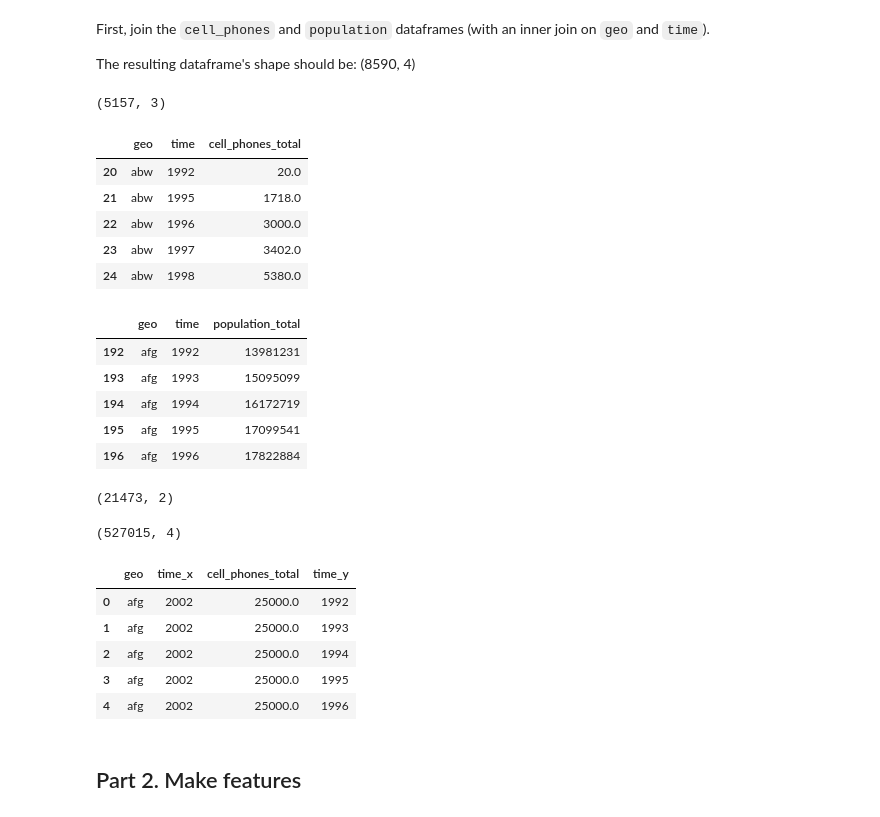
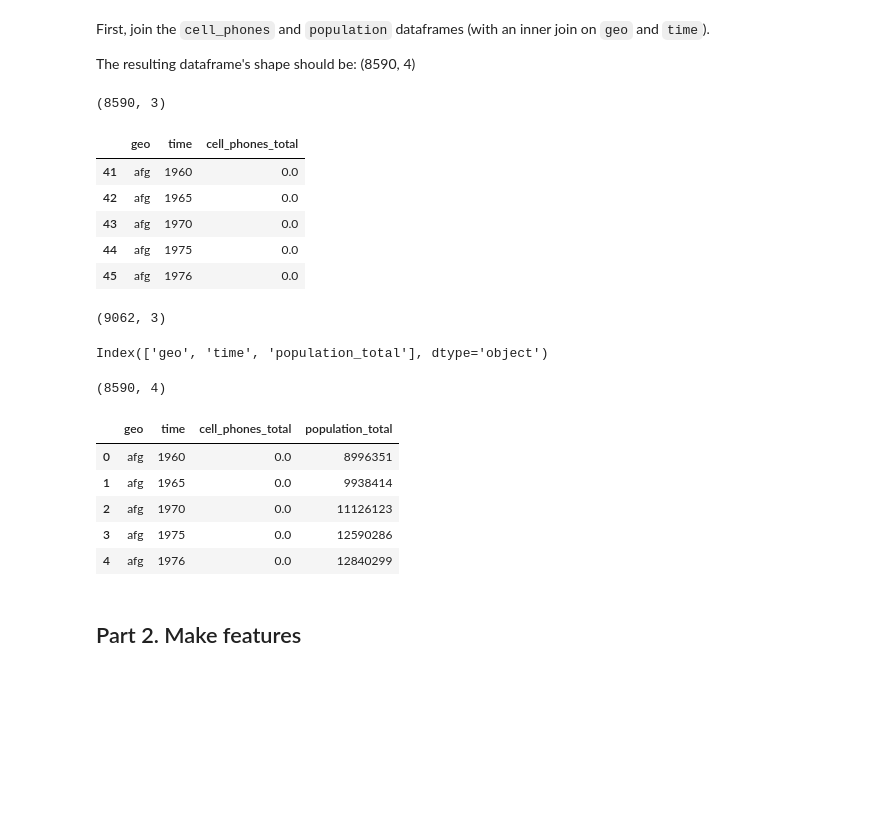
Before and after one commit to standroidbeta/DS-Unit-1-Sprint-2-Data-Wrangling, a Jupyter notebook: Sprintchallenge2/DS_Unit_1_Sprint_Challenge_2_Data_Wrangling.ipynb, the cells around one changed output. Saved outputs shown, nothing was run; the diff lists cells and outputs as text; code cells hidden in the pictures; blank space fills up the shorter version.

```diff
--- a/Sprintchallenge2/DS_Unit_1_Sprint_Challenge_2_Data_Wrangling.ipynb
+++ b/Sprintchallenge2/DS_Unit_1_Sprint_Challenge_2_Data_Wrangling.ipynb
@@ -151,13 +149,15 @@ cell_phones_filter = cell_phones.drop(cell_phones[cell_phones['cell_phones_total
+# %%
+geo_merged = cell_phones[cell_phones.geo.isin(population.geo)]
 # %%
-cell_phones_filter.shape
+geo_merged.shape
 # %% [output]
-(5157, 3)
+(8590, 3)
 # %%
-cell_phones_filter.head()
+geo_merged.head()
 # %% [output]
 |  | geo | time | cell_phones_total |
-| 20 | abw | 1992 | 20.0 |
-| 21 | abw | 1995 | 1718.0 |
-| 22 | abw | 1996 | 3000.0 |
-| 23 | abw | 1997 | 3402.0 |
-| 24 | abw | 1998 | 5380.0 |
+| 41 | afg | 1960 | 0.0 |
+| 42 | afg | 1965 | 0.0 |
+| 43 | afg | 1970 | 0.0 |
+| 44 | afg | 1975 | 0.0 |
+| 45 | afg | 1976 | 0.0 |
@@ -166,9 +164,25 @@ population_filter = population.drop(population[population['time'] < 1992].index)
+# %%
+time_merged =  population[population.time.isin(cell_phones.time)]
+# %%
+time_merged.shape
+# %% [output]
+(9062, 3)
+# %%
+time_merged.columns
+# %% [output]
+Index(['geo', 'time', 'population_total'], dtype='object')
+# %%
+gt_merged = pd.merge(geo_merged, time_merged, how='inner')
+# %%
+gt_merged.shape
+# %% [output]
+(8590, 4)
 # %%
-population_filter.head()
+gt_merged.head()
 # %% [output]
-|  | geo | time | population_total |
-| 192 | afg | 1992 | 13981231 |
-| 193 | afg | 1993 | 15095099 |
-| 194 | afg | 1994 | 16172719 |
-| 195 | afg | 1995 | 17099541 |
-| 196 | afg | 1996 | 17822884 |
+|  | geo | time | cell_phones_total | population_total |
+| 0 | afg | 1960 | 0.0 | 8996351 |
+| 1 | afg | 1965 | 0.0 | 9938414 |
+| 2 | afg | 1970 | 0.0 | 11126123 |
+| 3 | afg | 1975 | 0.0 | 12590286 |
+| 4 | afg | 1976 | 0.0 | 12840299 |
@@ -177,4 +188,0 @@ population_filter = population_filter.drop(columns=['population_total'])
-# %%
-population_filter.shape
-# %% [output]
-(21473, 2)
@@ -183,13 +188,0 @@ cp_merged = pd.merge(cell_phones_filter, population_filter, how='inner', on='geo
-# %%
-cp_merged.shape
-# %% [output]
-(527015, 4)
-# %%
-cp_merged.head()
-# %% [output]
-|  | geo | time_x | cell_phones_total | time_y |
-| 0 | afg | 2002 | 25000.0 | 1992 |
-| 1 | afg | 2002 | 25000.0 | 1993 |
-| 2 | afg | 2002 | 25000.0 | 1994 |
-| 3 | afg | 2002 | 25000.0 | 1995 |
-| 4 | afg | 2002 | 25000.0 | 1996 |
```
Also changed, not shown: parts of 36 cells of this notebook.
